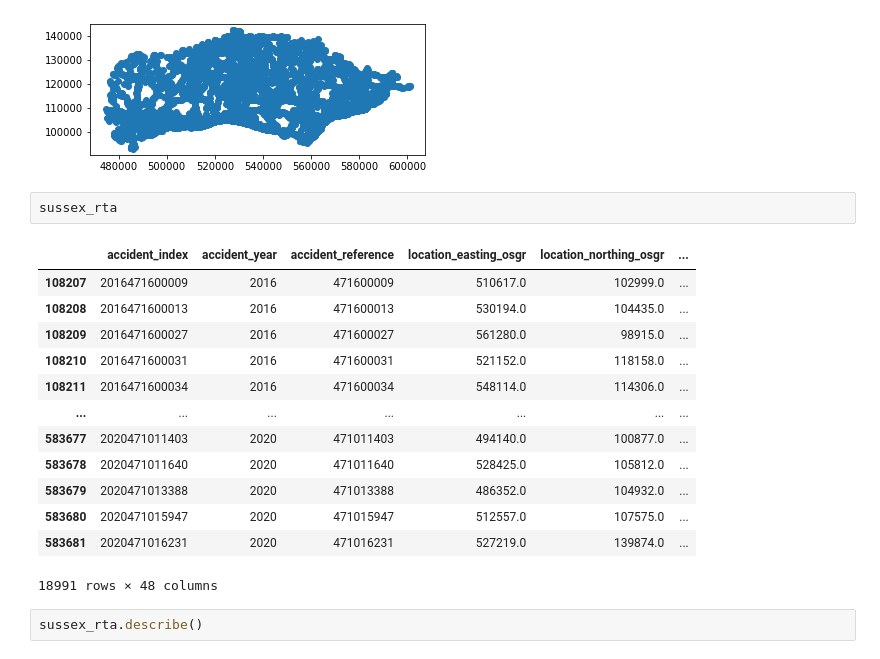
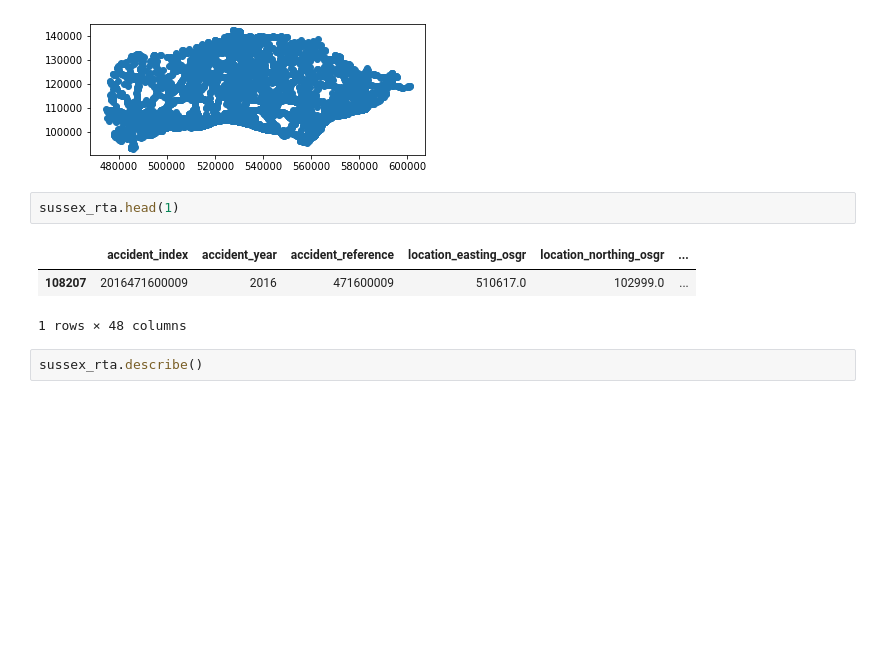
Before and after one commit to MikeHudgell/dsa, a Jupyter notebook: DSA - RTA.ipynb, the cells around one changed output. Saved outputs shown, nothing was run; the diff lists cells and outputs as text; blank space fills up the shorter version.

```diff
--- a/DSA - RTA.ipynb
+++ b/DSA - RTA.ipynb
@@ -90,21 +90,11 @@ sussex_rta.plot()
 <AxesSubplot:>
 [figure]
 # %%
-sussex_rta
+sussex_rta.head(1)
 # %% [output]
 |  | accident_index | accident_year | accident_reference | location_easting_osgr | location_northing_osgr | ... |
 | 108207 | 2016471600009 | 2016 | 471600009 | 510617.0 | 102999.0 | ... |
-| 108208 | 2016471600013 | 2016 | 471600013 | 530194.0 | 104435.0 | ... |
-| 108209 | 2016471600027 | 2016 | 471600027 | 561280.0 | 98915.0 | ... |
-| 108210 | 2016471600031 | 2016 | 471600031 | 521152.0 | 118158.0 | ... |
-| 108211 | 2016471600034 | 2016 | 471600034 | 548114.0 | 114306.0 | ... |
-| ... | ... | ... | ... | ... | ... | ... |
-| 583677 | 2020471011403 | 2020 | 471011403 | 494140.0 | 100877.0 | ... |
-| 583678 | 2020471011640 | 2020 | 471011640 | 528425.0 | 105812.0 | ... |
-| 583679 | 2020471013388 | 2020 | 471013388 | 486352.0 | 104932.0 | ... |
-| 583680 | 2020471015947 | 2020 | 471015947 | 512557.0 | 107575.0 | ... |
-| 583681 | 2020471016231 | 2020 | 471016231 | 527219.0 | 139874.0 | ... |
-18991 rows × 48 columns
+1 rows × 48 columns
 # %%
 sussex_rta.describe()
 # %% [output]
```
Also changed, not shown: parts of 1 cell of this notebook, 3 other files.
